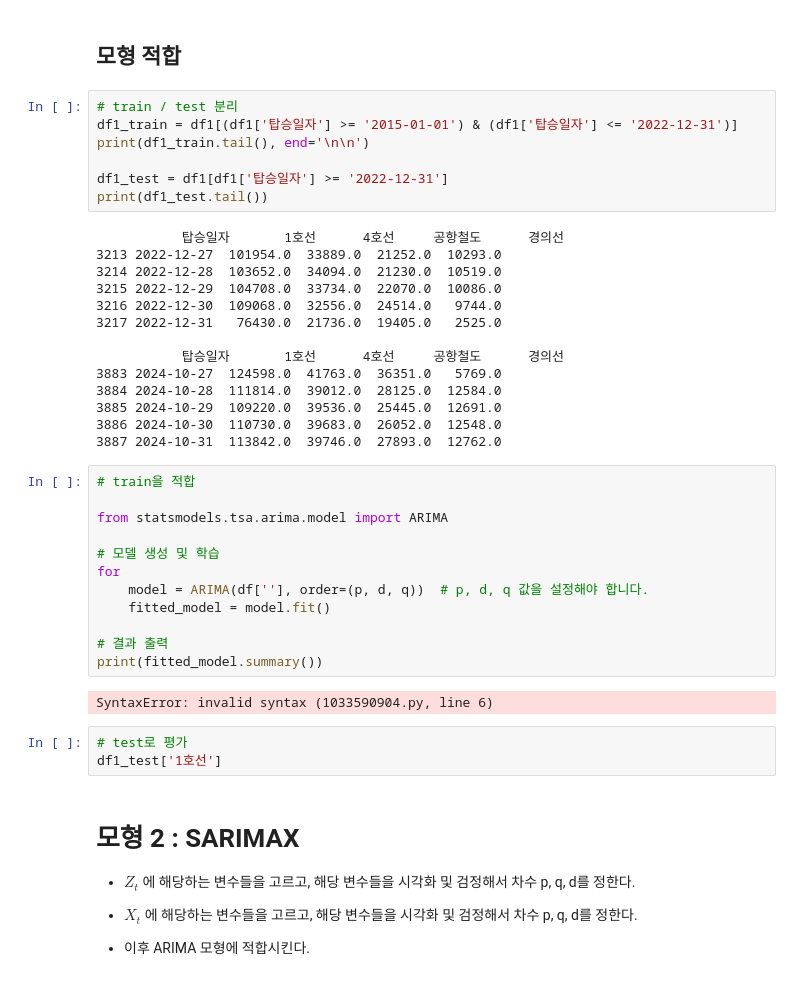
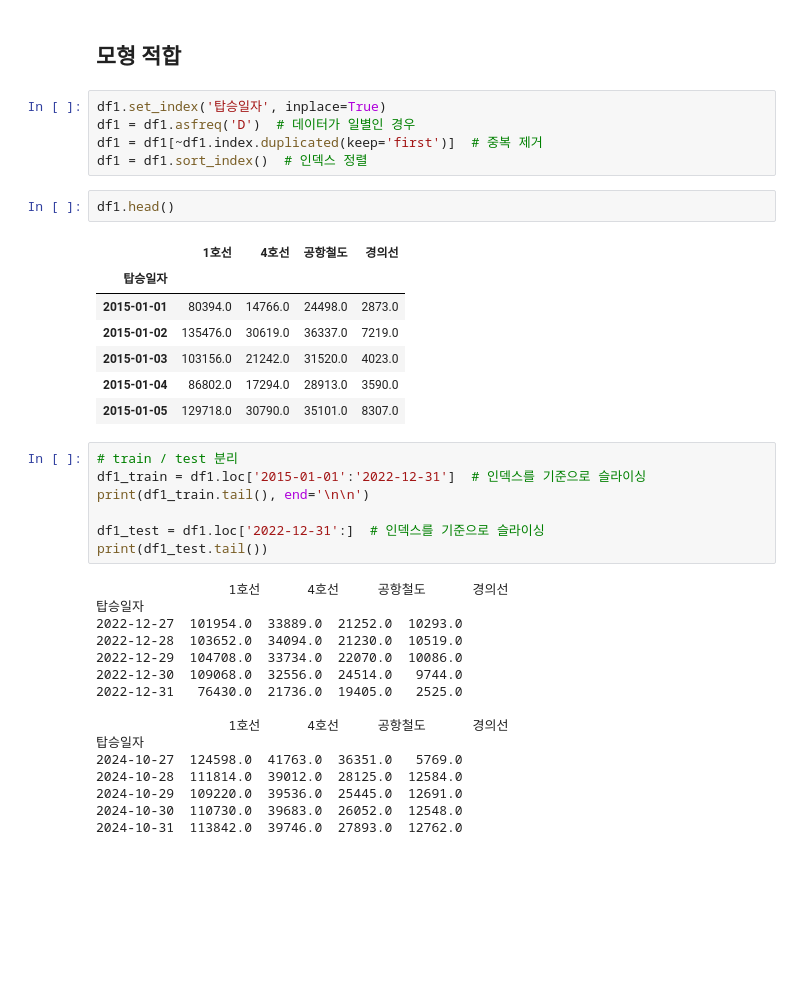
Before and after one commit to InryeolChoi/timeSeries_analysis, a Jupyter notebook: Project/model.ipynb, the cells around one changed output. Saved outputs shown, nothing was run; the diff lists cells and outputs as text; blank space fills up the shorter version.

```diff
--- a/Project/model.ipynb
+++ b/Project/model.ipynb
@@ -186,48 +189,40 @@ plot_pacf(df1, r"$Z_t~$의 PACF")
 # %% [markdown]
 ## 모형 적합
+# %%
+df1.set_index('탑승일자', inplace=True)
+df1 = df1.asfreq('D')  # 데이터가 일별인 경우
+df1 = df1[~df1.index.duplicated(keep='first')]  # 중복 제거
+df1 = df1.sort_index()  # 인덱스 정렬
+# %%
+df1.head()
+# %% [output]
+|  | 1호선 | 4호선 | 공항철도 | 경의선 |
+| 탑승일자 |  |  |  |  |
+| 2015-01-01 | 80394.0 | 14766.0 | 24498.0 | 2873.0 |
+| 2015-01-02 | 135476.0 | 30619.0 | 36337.0 | 7219.0 |
+| 2015-01-03 | 103156.0 | 21242.0 | 31520.0 | 4023.0 |
+| 2015-01-04 | 86802.0 | 17294.0 | 28913.0 | 3590.0 |
+| 2015-01-05 | 129718.0 | 30790.0 | 35101.0 | 8307.0 |
 # %%
 # train / test 분리
-df1_train = df1[(df1['탑승일자'] >= '2015-01-01') & (df1['탑승일자'] <= '2022-12-31')]
+df1_train = df1.loc['2015-01-01':'2022-12-31']  # 인덱스를 기준으로 슬라이싱
 print(df1_train.tail(), end='\n\n')
 
-df1_test = df1[df1['탑승일자'] >= '2022-12-31']
+df1_test = df1.loc['2022-12-31':]  # 인덱스를 기준으로 슬라이싱
 print(df1_test.tail())
 # %% [output]
-           탑승일자       1호선      4호선     공항철도      경의선
-3213 2022-12-27  101954.0  33889.0  21252.0  10293.0
-3214 2022-12-28  103652.0  34094.0  21230.0  10519.0
-3215 2022-12-29  104708.0  33734.0  22070.0  10086.0
-3216 2022-12-30  109068.0  32556.0  24514.0   9744.0
-3217 2022-12-31   76430.0  21736.0  19405.0   2525.0
+                 1호선      4호선     공항철도      경의선
+탑승일자
+2022-12-27  101954.0  33889.0  21252.0  10293.0
+2022-12-28  103652.0  34094.0  21230.0  10519.0
+2022-12-29  104708.0  33734.0  22070.0  10086.0
+2022-12-30  109068.0  32556.0  24514.0   9744.0
+2022-12-31   76430.0  21736.0  19405.0   2525.0
 
-           탑승일자       1호선      4호선     공항철도      경의선
-3883 2024-10-27  124598.0  41763.0  36351.0   5769.0
-3884 2024-10-28  111814.0  39012.0  28125.0  12584.0
-3885 2024-10-29  109220.0  39536.0  25445.0  12691.0
-3886 2024-10-30  110730.0  39683.0  26052.0  12548.0
-3887 2024-10-31  113842.0  39746.0  27893.0  12762.0
+                 1호선      4호선     공항철도      경의선
+탑승일자
+2024-10-27  124598.0  41763.0  36351.0   5769.0
+2024-10-28  111814.0  39012.0  28125.0  12584.0
+2024-10-29  109220.0  39536.0  25445.0  12691.0
+2024-10-30  110730.0  39683.0  26052.0  12548.0
+2024-10-31  113842.0  39746.0  27893.0  12762.0
-# %%
-# train을 적합
-
-from statsmodels.tsa.arima.model import ARIMA
-
-# 모델 생성 및 학습
-for
-    model = ARIMA(df[''], order=(p, d, q))  # p, d, q 값을 설정해야 합니다.
-    fitted_model = model.fit()
-
-# 결과 출력
-print(fitted_model.summary())
-# %% [output]
-SyntaxError: invalid syntax (1033590904.py, line 6)
-# %%
-# test로 평가
-df1_test['1호선']
-# %% [markdown]
-# 모형 2 : SARIMAX
-
-* $Z_t$ 에 해당하는 변수들을 고르고, 해당 변수들을 시각화 및 검정해서 차수 p, q, d를 정한다.
-
-* $X_t$ 에 해당하는 변수들을 고르고, 해당 변수들을 시각화 및 검정해서 차수 p, q, d를 정한다.
-
-* 이후 ARIMA 모형에 적합시킨다.
```
Also changed, not shown: parts of 11 cells of this notebook, 1 other file.
